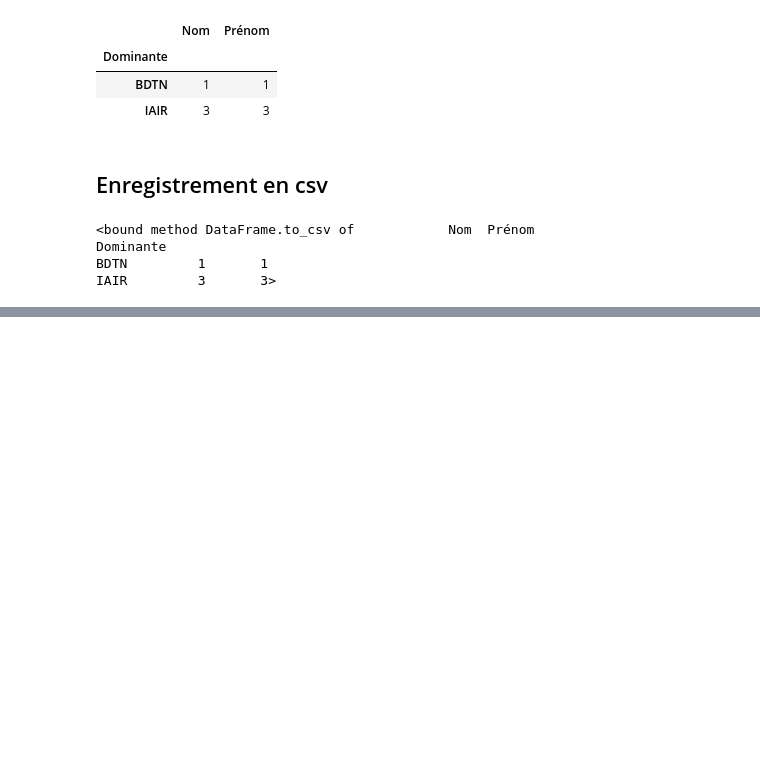
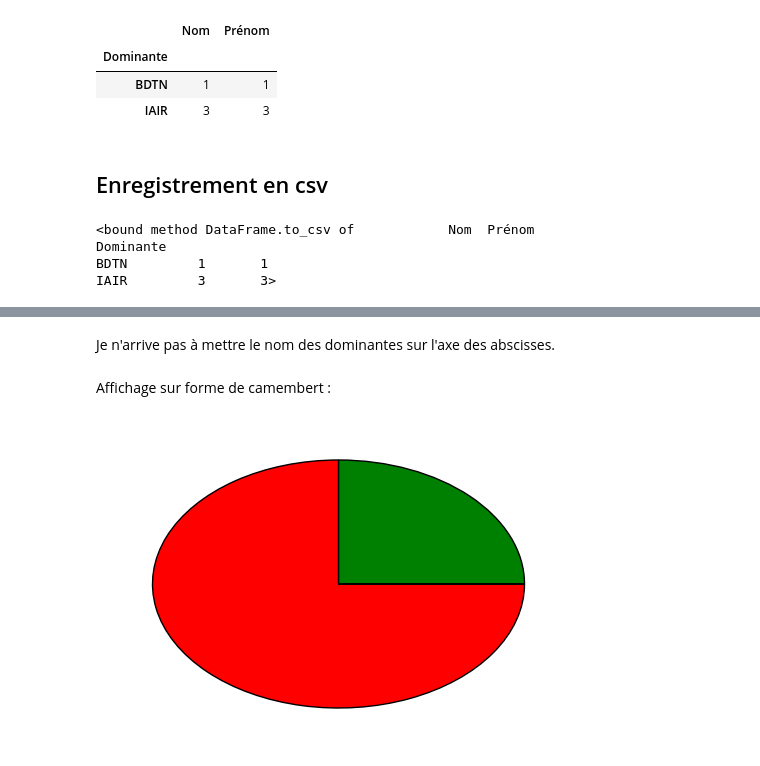
Before and after one commit to AloisChev/Interactive_Python_Notebooks, a Jupyter notebook: ping.ipynb, the cells around one changed output, grey strips where cells are left out. Cells and saved outputs as stored; diff of their text form; code cells hidden in the pictures; blank space fills up the shorter version.

```diff
--- a/ping.ipynb
+++ b/ping.ipynb
@@ -161,0 +181,9 @@ IAIR         3       3>
+# %% [markdown]
+Je n'arrive pas à mettre le nom des dominantes sur l'axe des abscisses.
+# %% [markdown]
+Affichage sur forme de camembert :
+# %%
+plt.pie(pourdom)
+plt.show()
+# %% [output]
+[figure, added]
```
Also changed, not shown: parts of 5 cells of this notebook, 1 other file.
